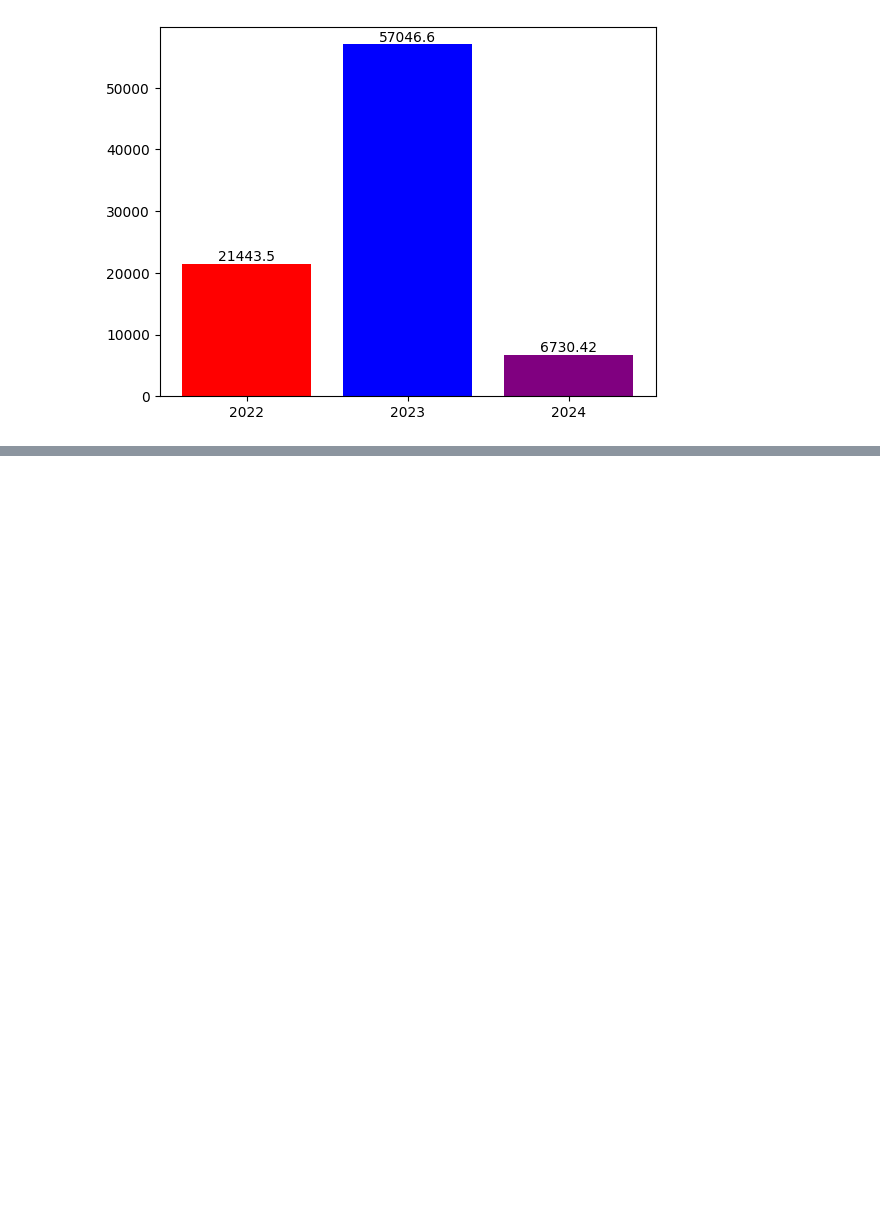
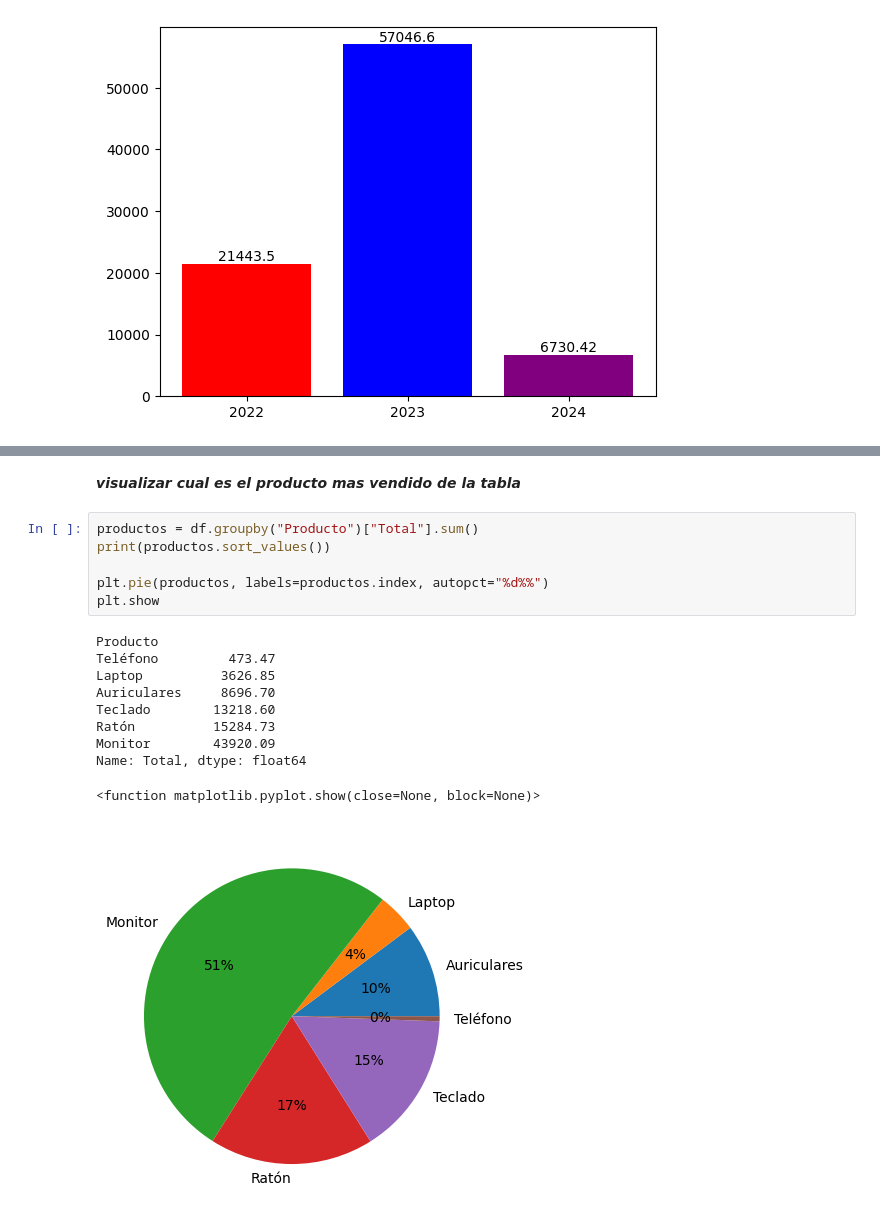
Before and after one commit to EndersonAs/reapaso, a Jupyter notebook: ejercicio_30_graficos_excel.ipynb, the cells around one changed output, grey strips where cells are left out. Drawn from its saved outputs; the diff is of its cells as text; blank space fills up the shorter version.

```diff
--- a/ejercicio_30_graficos_excel.ipynb
+++ b/ejercicio_30_graficos_excel.ipynb
@@ -89,0 +112,19 @@ plt.show()
+# %% [markdown]
+***visualizar cual es el producto mas vendido de la tabla***
+# %%
+productos = df.groupby("Producto")["Total"].sum()
+print(productos.sort_values())
+
+plt.pie(productos, labels=productos.index, autopct="%d%%")
+plt.show
+# %% [output]
+Producto
+Teléfono         473.47
+Laptop          3626.85
+Auriculares     8696.70
+Teclado        13218.60
+Ratón          15284.73
+Monitor        43920.09
+Name: Total, dtype: float64
+<function matplotlib.pyplot.show(close=None, block=None)>
+[figure, added]
```
Also changed, not shown: parts of 3 cells of this notebook, 2 other files.
